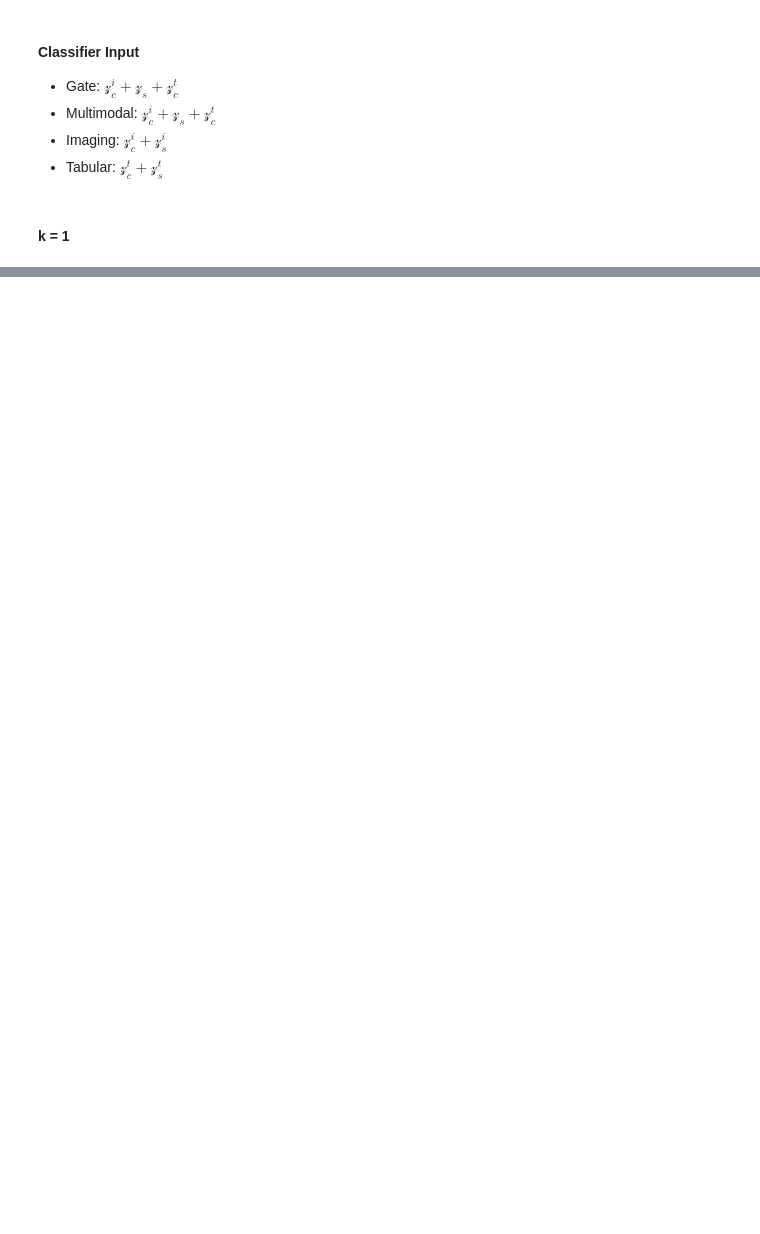
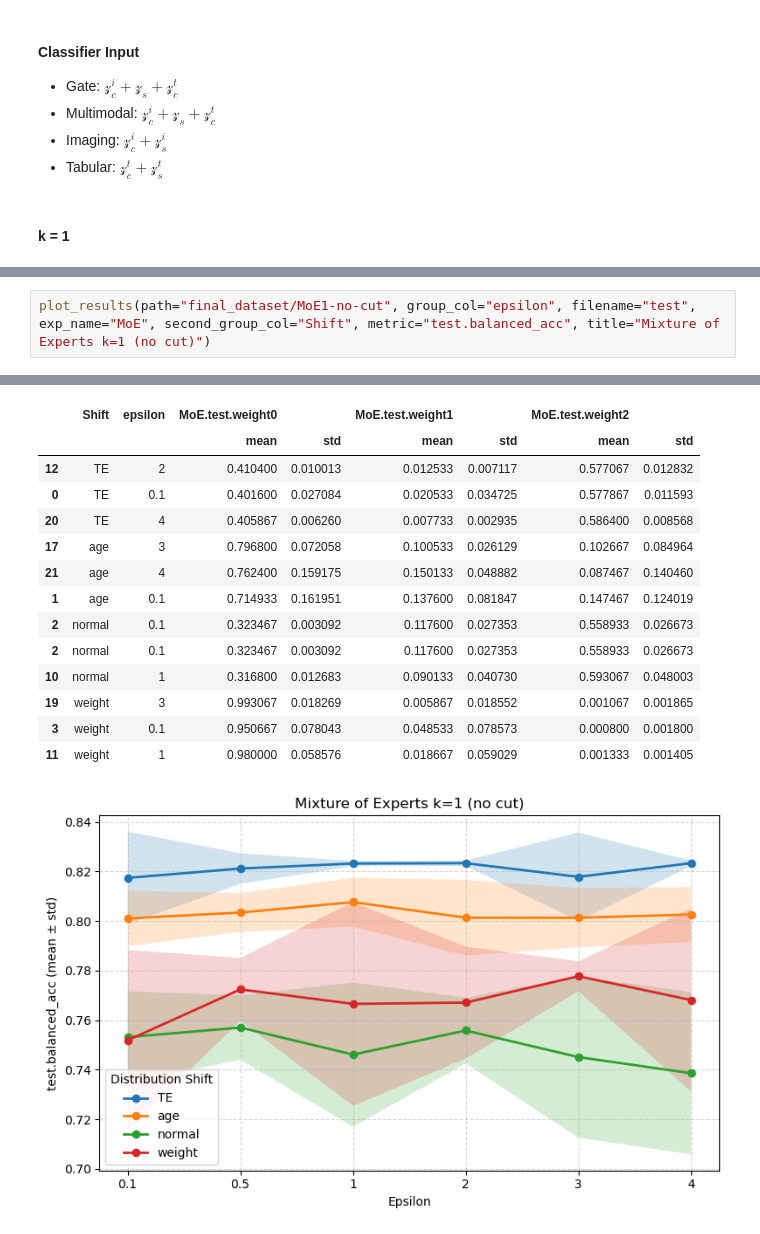
Before and after one commit to kgutjahr/STiL-TTA, a Jupyter notebook: data/summarize_results.ipynb, the cells around one changed output, grey strips where cells are left out. Saved outputs shown, nothing was run; the diff lists cells and outputs as text; blank space fills up the shorter version.

```diff
--- a/data/summarize_results.ipynb
+++ b/data/summarize_results.ipynb
@@ -453,0 +668,3 @@ plot_two_grouped_df(df=summed_c_moe_3_df, first_group_col=group_col, second_grou
+# %%
+plot_results(path="final_dataset/MoE1-no-cut", group_col="epsilon", filename="test", exp_name="MoE", second_group_col="Shift", metric="test.balanced_acc", title="Mixture of Experts k=1 (no cut)")
+# %% [output]
@@ -453,0 +690,15 @@ plot_two_grouped_df(df=summed_c_moe_3_df, first_group_col=group_col, second_grou
+|  | Shift | epsilon | MoE.test.weight0 |  | MoE.test.weight1 |  | MoE.test.weight2 |  |
+|  |  |  | mean | std | mean | std | mean | std |
+| 12 | TE | 2 | 0.410400 | 0.010013 | 0.012533 | 0.007117 | 0.577067 | 0.012832 |
+| 0 | TE | 0.1 | 0.401600 | 0.027084 | 0.020533 | 0.034725 | 0.577867 | 0.011593 |
+| 20 | TE | 4 | 0.405867 | 0.006260 | 0.007733 | 0.002935 | 0.586400 | 0.008568 |
+| 17 | age | 3 | 0.796800 | 0.072058 | 0.100533 | 0.026129 | 0.102667 | 0.084964 |
+| 21 | age | 4 | 0.762400 | 0.159175 | 0.150133 | 0.048882 | 0.087467 | 0.140460 |
+| 1 | age | 0.1 | 0.714933 | 0.161951 | 0.137600 | 0.081847 | 0.147467 | 0.124019 |
+| 2 | normal | 0.1 | 0.323467 | 0.003092 | 0.117600 | 0.027353 | 0.558933 | 0.026673 |
+| 2 | normal | 0.1 | 0.323467 | 0.003092 | 0.117600 | 0.027353 | 0.558933 | 0.026673 |
+| 10 | normal | 1 | 0.316800 | 0.012683 | 0.090133 | 0.040730 | 0.593067 | 0.048003 |
+| 19 | weight | 3 | 0.993067 | 0.018269 | 0.005867 | 0.018552 | 0.001067 | 0.001865 |
+| 3 | weight | 0.1 | 0.950667 | 0.078043 | 0.048533 | 0.078573 | 0.000800 | 0.001800 |
+| 11 | weight | 1 | 0.980000 | 0.058576 | 0.018667 | 0.059029 | 0.001333 | 0.001405 |
+[figure, added]
```
Also changed, not shown: parts of 39 cells of this notebook, 28 other files.
